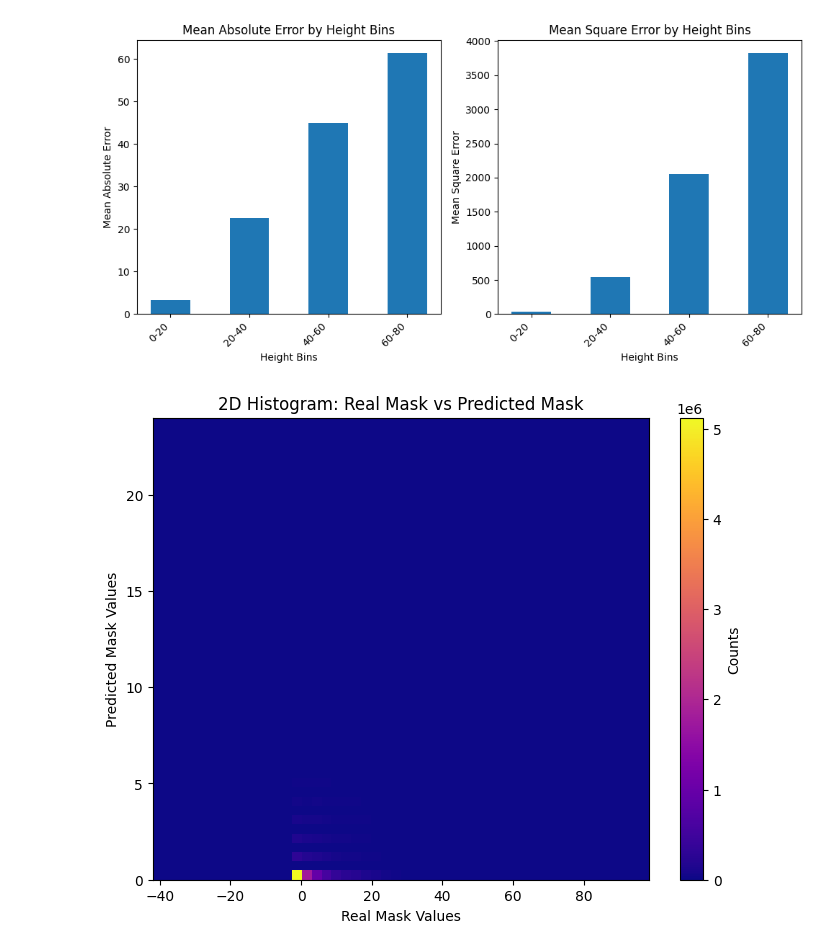
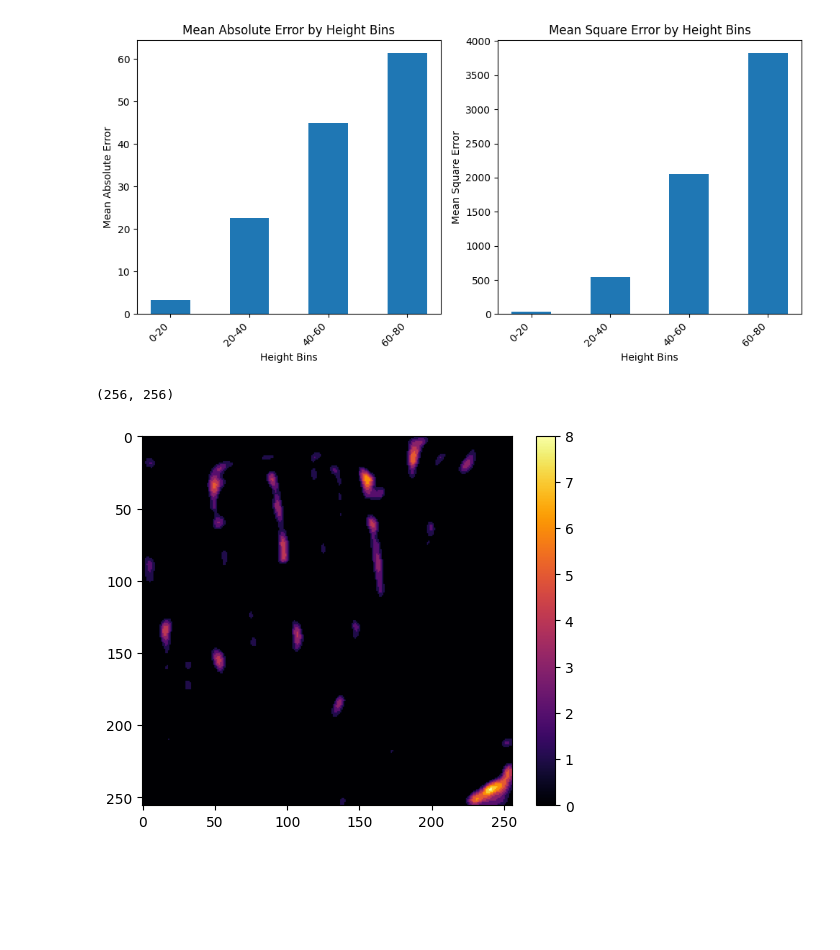
Before and after one commit to luis-munayco/Monocular-Height-Estimation, a Jupyter notebook: model_evaluation.ipynb, the cells around one changed output. Saved outputs shown, nothing was run; the diff lists cells and outputs as text; code cells hidden in the pictures; blank space fills up the shorter version.

```diff
--- a/model_evaluation.ipynb
+++ b/model_evaluation.ipynb
@@ -82,7 +15,7 @@ real_mask_values = []
 predicted_mask_values = []
 
 # Iterate over the images in the predicted folder
-predicted_folder = 'data/test_dataset/predicted'
+predicted_folder = 'data/test_dataset/predicted_baseline'
 real_mask_folder = 'data/test_dataset/masks'
 
 for predicted_filename in os.listdir(predicted_folder):
@@ -158,18 +91,24 @@ plt.xticks(range(len(bin_edges) - 1), [f'{bin_edges[i]}-{bin_edges[i + 1]}' for
 
 plt.tight_layout()
 plt.show()
-
-# Plot the 2D histogram chart for the real mask vs predicted mask
-plt.figure(figsize=(8, 6))
-plt.hist2d(real_mask_values, predicted_mask_values, bins=(50, 50), cmap='plasma')
-plt.colorbar(label='Counts')
-plt.xlabel('Real Mask Values')
-plt.ylabel('Predicted Mask Values')
-plt.title('2D Histogram: Real Mask vs Predicted Mask')
-plt.show()
 # %% [output]
 [figure]
-[figure, removed]
+# %%
+from PIL import Image
+from pathlib import Path
+import matplotlib.pyplot as plt
+import numpy as np
+
+image=Image.open(Path('./data/test_dataset/predicted_baseline/DEU_09_20_3_1_BAM_OUT.png'))
+image_array=np.asarray(image)
+print(image_array.shape)
+# Plot the image with colormap
+plt.imshow(np.asarray(image), cmap='inferno')  # Use the 'gray' colormap for grayscale images
+plt.colorbar()  # Add a colorbar to show the mapping of pixel values to colors
+plt.show()
+# %% [output]
+(256, 256)
+[figure, added]
 # %%
 import os
 import numpy as np
```
Also changed, not shown: parts of 5 cells of this notebook, 3 other files.
